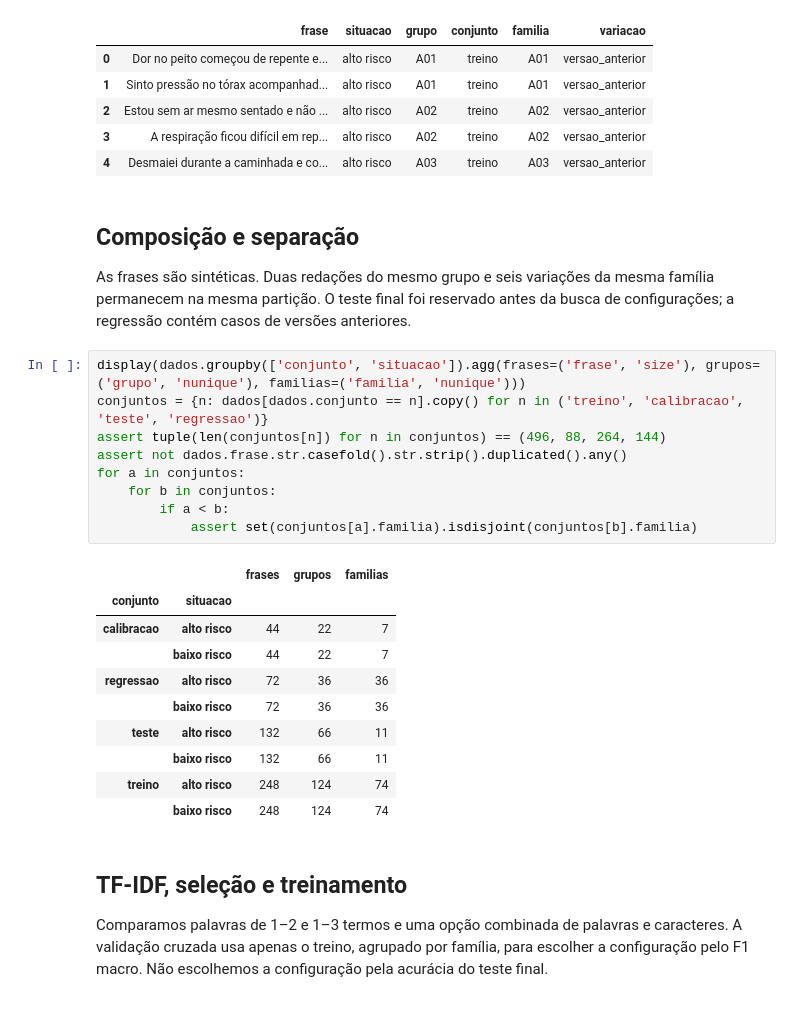
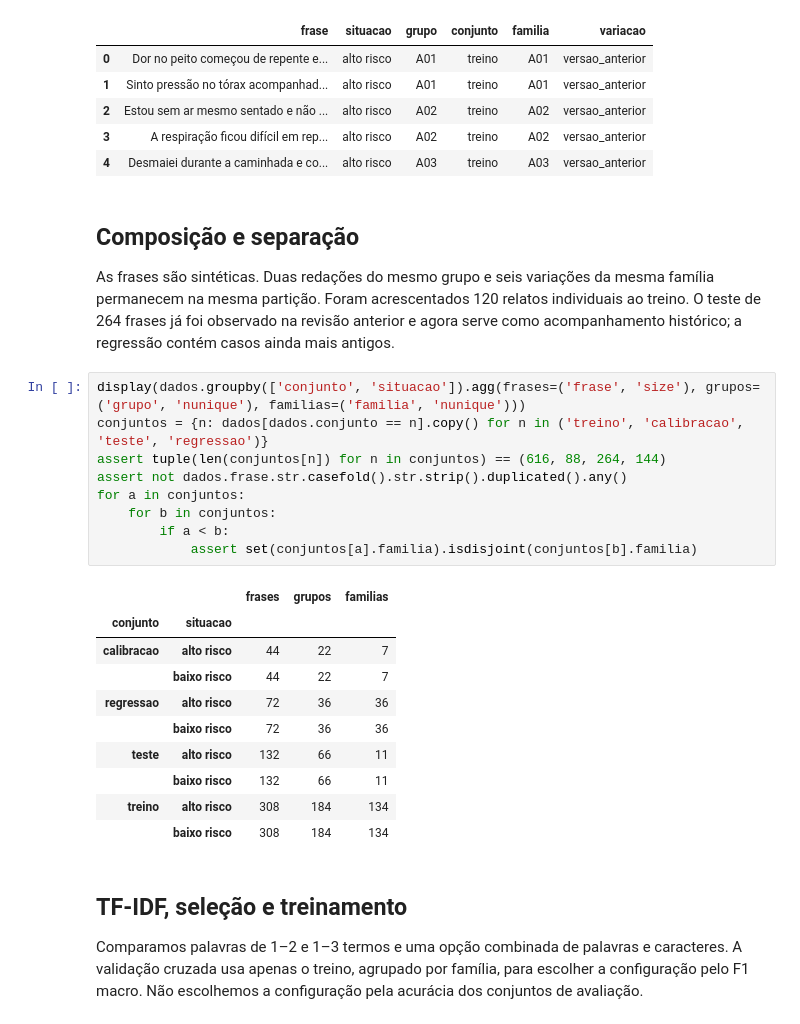
Before and after one commit to marcus-vlgarcia/cardioia, a Jupyter notebook: fase2/notebooks/classificador_risco.ipynb, the cells around one changed output. Cells and saved outputs as stored; diff of their text form.

Commit message:
Amplia casos clinicos simulados e avalia generalizacao textual

```diff
--- a/fase2/notebooks/classificador_risco.ipynb
+++ b/fase2/notebooks/classificador_risco.ipynb
@@ -30,31 +30,31 @@ display(dados.head())
 # %% [markdown]
 ## Composição e separação
 
-As frases são sintéticas. Duas redações do mesmo grupo e seis variações da mesma família permanecem na mesma partição. O teste final foi reservado antes da busca de configurações; a regressão contém casos de versões anteriores.
+As frases são sintéticas. Duas redações do mesmo grupo e seis variações da mesma família permanecem na mesma partição. Foram acrescentados 120 relatos individuais ao treino. O teste de 264 frases já foi observado na revisão anterior e agora serve como acompanhamento histórico; a regressão contém casos ainda mais antigos.
 # %%
 display(dados.groupby(['conjunto', 'situacao']).agg(frases=('frase', 'size'), grupos=('grupo', 'nunique'), familias=('familia', 'nunique')))
 conjuntos = {n: dados[dados.conjunto == n].copy() for n in ('treino', 'calibracao', 'teste', 'regressao')}
-assert tuple(len(conjuntos[n]) for n in conjuntos) == (496, 88, 264, 144)
+assert tuple(len(conjuntos[n]) for n in conjuntos) == (616, 88, 264, 144)
 assert not dados.frase.str.casefold().str.strip().duplicated().any()
 for a in conjuntos:
     for b in conjuntos:
         if a < b:
             assert set(conjuntos[a].familia).isdisjoint(conjuntos[b].familia)
 # %% [output]
 |  |  | frases | grupos | familias |
 | conjunto | situacao |  |  |  |
 | calibracao | alto risco | 44 | 22 | 7 |
 |  | baixo risco | 44 | 22 | 7 |
 | regressao | alto risco | 72 | 36 | 36 |
 |  | baixo risco | 72 | 36 | 36 |
 | teste | alto risco | 132 | 66 | 11 |
 |  | baixo risco | 132 | 66 | 11 |
-| treino | alto risco | 248 | 124 | 74 |
-|  | baixo risco | 248 | 124 | 74 |
+| treino | alto risco | 308 | 184 | 134 |
+|  | baixo risco | 308 | 184 | 134 |
 # %% [markdown]
 ## TF-IDF, seleção e treinamento
 
-Comparamos palavras de 1–2 e 1–3 termos e uma opção combinada de palavras e caracteres. A validação cruzada usa apenas o treino, agrupado por família, para escolher a configuração pelo F1 macro. Não escolhemos a configuração pela acurácia do teste final.
+Comparamos palavras de 1–2 e 1–3 termos e uma opção combinada de palavras e caracteres. A validação cruzada usa apenas o treino, agrupado por família, para escolher a configuração pelo F1 macro. Não escolhemos a configuração pela acurácia dos conjuntos de avaliação.
 # %%
 treino = conjuntos['treino']
 busca = GridSearchCV(criar_modelo(), {
```
Also changed, not shown: parts of 7 cells of this notebook, 34 other files.
